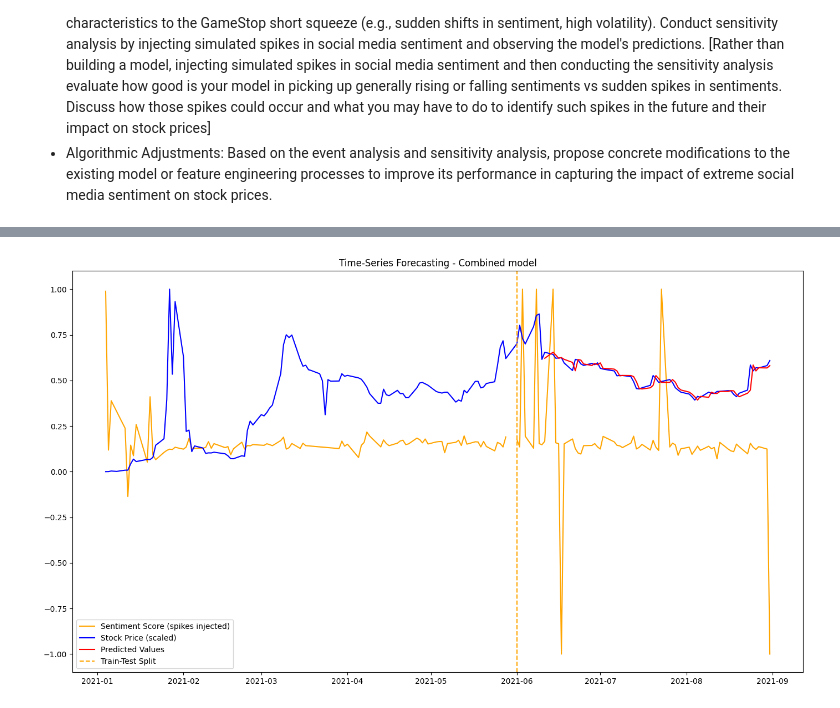
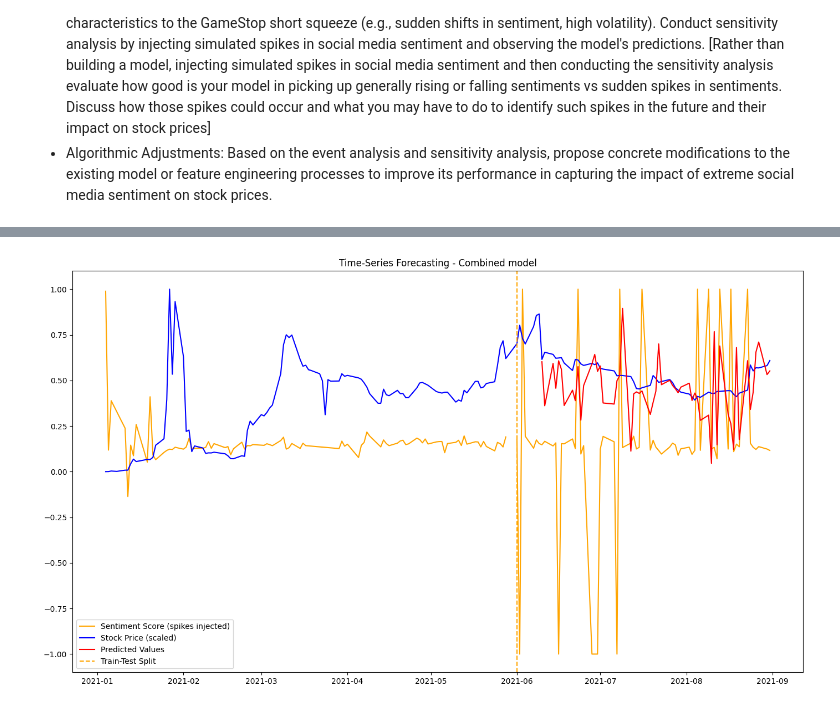
Before and after one commit to talktalki/ANLX, a Jupyter notebook: Assignment1/GME_stock_price_prediction.ipynb, the cells around one changed output, grey strips where cells are left out. Drawn from its saved outputs; the diff is of its cells as text; code cells hidden in the pictures.

```diff
--- a/Assignment1/GME_stock_price_prediction.ipynb
+++ b/Assignment1/GME_stock_price_prediction.ipynb
@@ -635,14 +691,14 @@ pt_results = []
 # Add spikes
 test_spike = test.copy()
 
-np.random.seed(1)
-random_numbers = np.random.randint(0, 66, size=5)
-test_spike[2, 0] = np.float32(1)
+np.random.seed(13)
+random_numbers = np.random.randint(0, 66, size=15)
+test_spike[20, 0] = np.float32(-1)
 for i in random_numbers:
     if i % 2 != 0:
+        test_spike[i, 0] = np.float32(-1)
+    else:
         test_spike[i, 0] = np.float32(1)
-    else:
-        test_spike[i, 0] = np.float32(-1)
 # %%
 # Plot the time series of compound scores
 plt.figure(figsize=(16, 8), dpi=150)
@@ -657,0 +714,2 @@ plt.show()
+# %%
+X_train, y_train, X_test, y_test, scaler_y = data_preprocessing(train, test_spike, lookback, input=2)
@@ -658,4 +734,3 @@ plt.show()
 # %%
-X_train, y_train, X_test, y_test, scaler_y = data_preprocessing(train, test_spike, lookback)
-train_hist, test_hist = train_model(X_train, y_train, X_test, y_test, batch_size, model, num_epochs, print_epoch=True)
+train_hist, test_hist = train_model(X_train, y_train, X_test, y_test, batch_size, comb_model, num_epochs, print_epoch=True)
 # %% [output]
@@ -679,2 +754,3 @@ Epoch [2000/2000] - Training Loss: 0.0000, Test Loss: 0.0000
 # %%
-test_points = get_test_points(merged_df, scaler_y, inverse_transform=False)
+test_points_spike = get_test_points(merged_df, comb_model, scaler_y, inverse_transform=False)
+test_points_spike[-(len(test)-lookback):]
@@ -681,14 +770,14 @@ test_points = get_test_points(merged_df, scaler_y, inverse_transform=False)
 # %%
 # plot
 plt.figure(figsize=(14, 8), dpi=100)
 plt.plot(train_data.index, train[:,0], color='orange')
 plt.plot(test_data.index, test_spike[:,0], color='orange', label='Sentiment Score (spikes injected)')
 plt.plot(stock_df.index, stock_scaled, color='blue', label='Stock Price (scaled)')
-plt.plot(merged_df.index, test_points, c='red', label='Predicted Values')
+plt.plot(merged_df.index, test_points_spike, c='red', label='Predicted Values')
 plt.axvline(merged_df.index[len(train)], c='orange', linestyle='--', label='Train-Test Split')
 plt.title('Time-Series Forecasting - Combined model')
 plt.legend()
 plt.tight_layout()
 plt.show()
 # %% [output]
-[figure, old version]
+[figure, new version]
```
Also changed, not shown: parts of 55 cells of this notebook.
